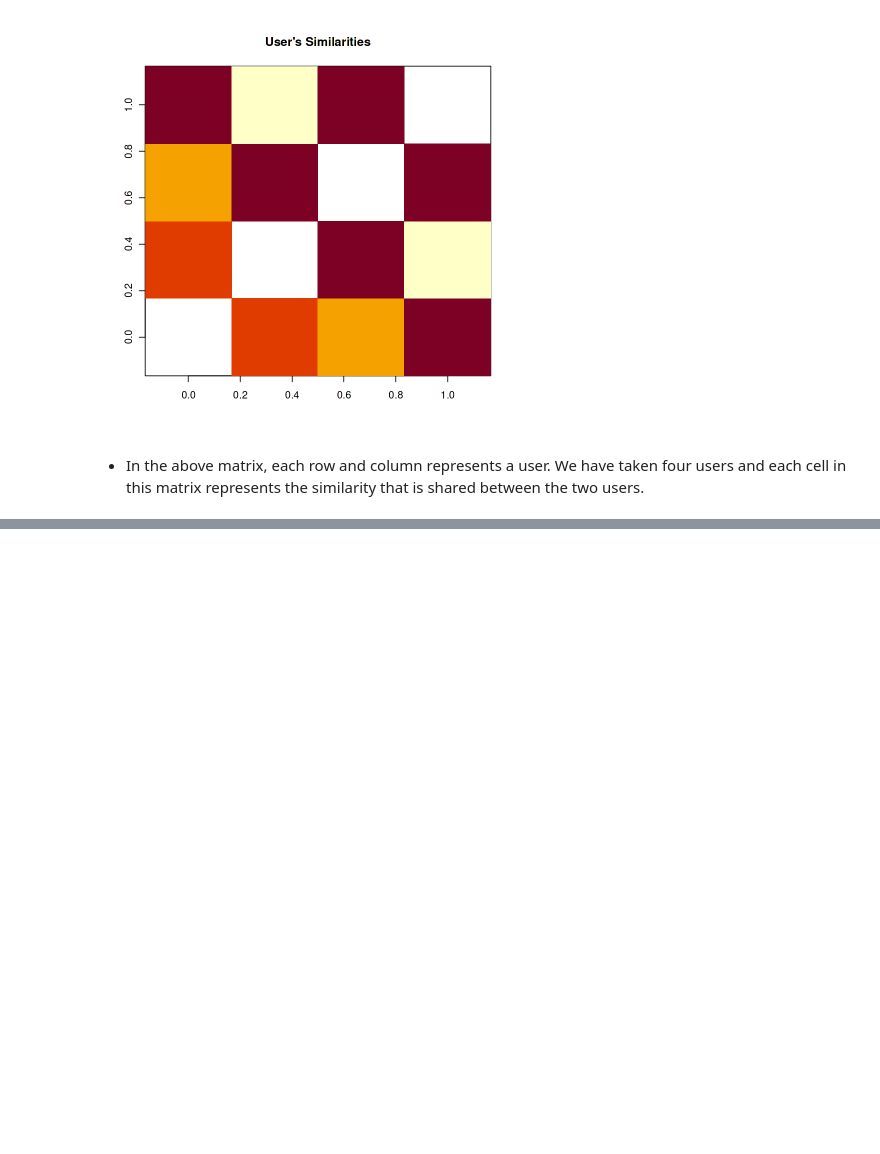
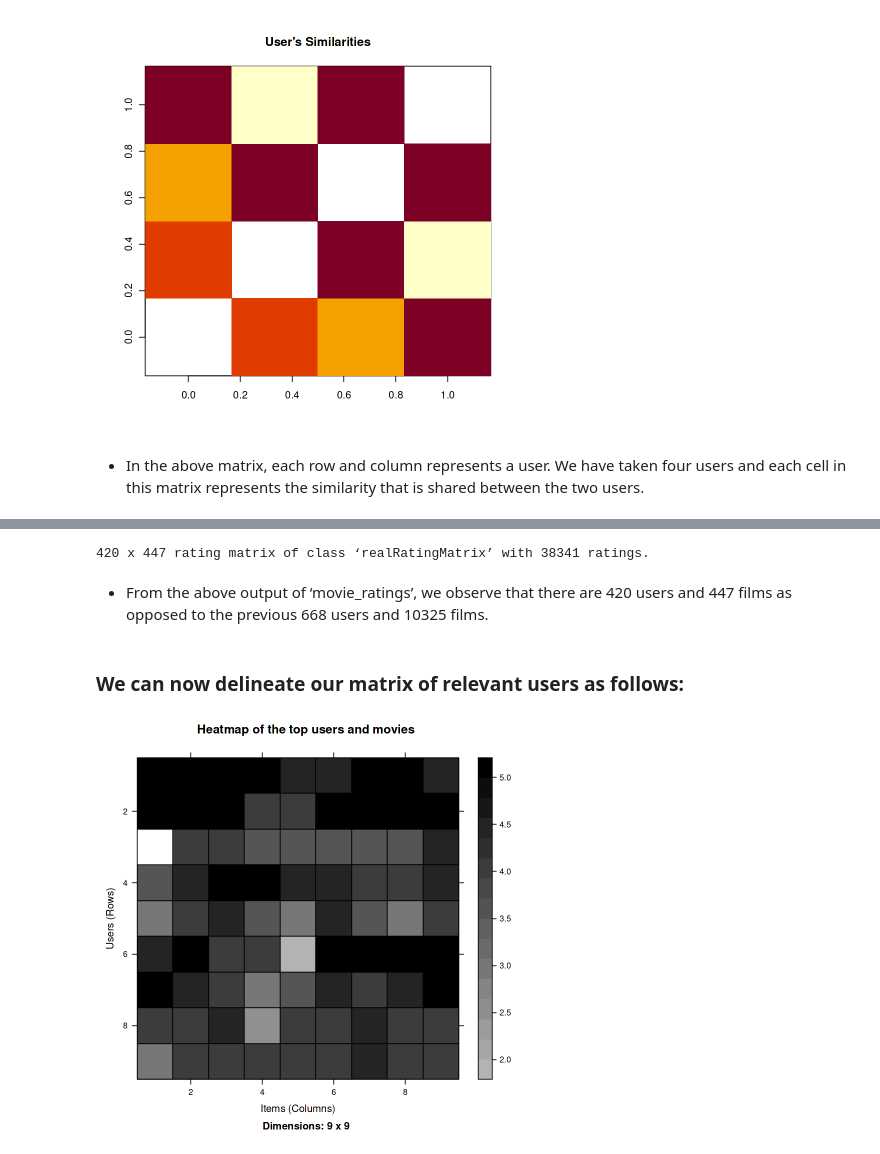
Before and after one commit to AmirMotefaker/Movie-Recommendation-System-using-R, a Jupyter notebook: movie-recommendation-system-using-r.ipynb, the cells around one changed output, grey strips where cells are left out. Cells and saved outputs as stored; diff of their text form; code cells hidden in the pictures; blank space fills up the shorter version.

```diff
--- a/movie-recommendation-system-using-r.ipynb
+++ b/movie-recommendation-system-using-r.ipynb
@@ -244,0 +318,18 @@ A matrix: 4 × 4 of type dbl
+# %%
+movie_ratings <- ratingMatrix[rowCounts(ratingMatrix) > 50,
+                             colCounts(ratingMatrix) > 50]
+movie_ratings
+# %% [output]
+420 x 447 rating matrix of class ‘realRatingMatrix’ with 38341 ratings.
+# %% [markdown]
+- From the above output of ‘movie_ratings’, we observe that there are 420 users and 447 films as opposed to the previous 668 users and 10325 films.
+# %% [markdown]
+###  We can now delineate our matrix of relevant users as follows:
+# %%
+minimum_movies<- quantile(rowCounts(movie_ratings), 0.98)
+minimum_users <- quantile(colCounts(movie_ratings), 0.98)
+image(movie_ratings[rowCounts(movie_ratings) > minimum_movies,
+                     colCounts(movie_ratings) > minimum_users],
+main = "Heatmap of the top users and movies")
+# %% [output]
+[figure, added]
```
Also changed, not shown: parts of 23 cells of this notebook.
